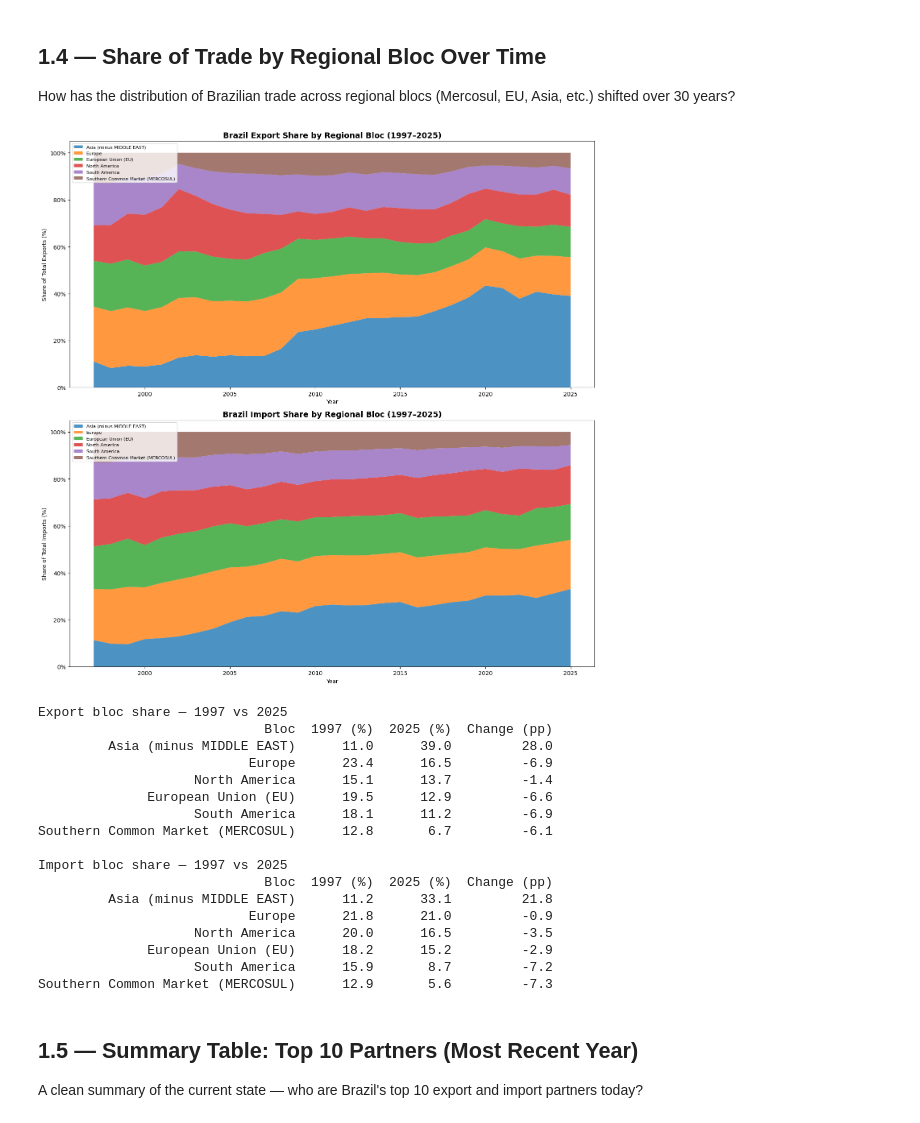
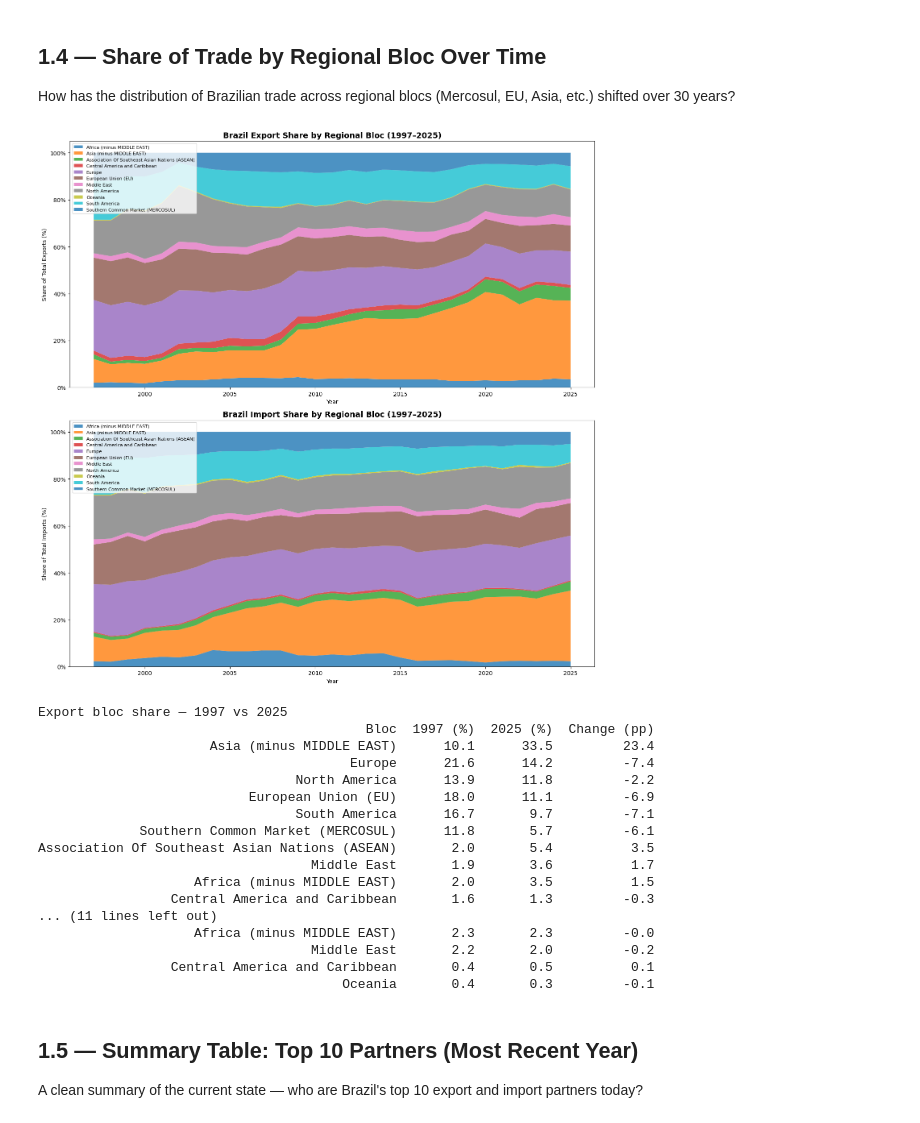
Before and after one commit to Eduardo-kohn/brazil-state-trade-analysis, a Jupyter notebook: SRC/Analysis/step1_geographic_concentration.ipynb, the cells around one changed output. Saved outputs shown, nothing was run; the diff lists cells and outputs as text; code cells hidden in the pictures.

```diff
--- a/SRC/Analysis/step1_geographic_concentration.ipynb
+++ b/SRC/Analysis/step1_geographic_concentration.ipynb
@@ -197,0 +199,39 @@ plt.show()
+# %%
+query_china_usa_imp = f"""
+    SELECT i."CO_ANO" AS year,
+           p.nome_pais_ing AS country,
+           SUM(i."VL_FOB") AS total_fob
+    FROM imp i
+    JOIN pais p ON i."CO_PAIS" = p.codigo_pais
+    WHERE p.nome_pais_ing IN ('China', 'United States')
+    AND i."CO_ANO" <= {MAX_YEAR}
+    GROUP BY i."CO_ANO", p.nome_pais_ing
+    ORDER BY i."CO_ANO"
+"""
+
+df_china_usa_imp = pd.read_sql(query_china_usa_imp, engine)
+df_china_usa_imp['total_usd_bn'] = df_china_usa_imp['total_fob'] / 1e9
+df_pivot_cu_imp = df_china_usa_imp.pivot(index='year', columns='country', values='total_usd_bn').fillna(0)
+
+fig, ax = plt.subplots(figsize=(14, 6))
+for country in df_pivot_cu_imp.columns:
+    ax.plot(df_pivot_cu_imp.index, df_pivot_cu_imp[country], label=country, linewidth=2.5)
+
+# Find and annotate the crossover year
+cols = df_pivot_cu_imp.columns.tolist()
+if len(cols) == 2:
+    crossover = df_pivot_cu_imp[df_pivot_cu_imp[cols[0]] > df_pivot_cu_imp[cols[1]]].index
+    if len(crossover) > 0:
+        xpos = crossover[0] - 0.6
+        ax.axvline(x=xpos, color='gray', linestyle='--', linewidth=1)
+        ax.text(xpos + 0.2, df_pivot_cu_imp.max().max() * 0.8,
+                f'Crossover\n{crossover[0]}', fontsize=9, color='gray')
+
+ax.set_title(f"Brazil Imports: China vs United States (1997–{MAX_YEAR})", fontsize=14, fontweight='bold')
+ax.set_xlabel("Year")
+ax.set_ylabel("Import Value (USD Billions)")
+ax.legend(fontsize=10)
+ax.yaxis.set_major_formatter(mticker.FormatStrFormatter('$%.0fbn'))
+plt.tight_layout()
+plt.savefig('output_1_3b_china_vs_usa_imports.png', dpi=150)
+plt.show()
@@ -224,7 +266,7 @@ query_blocs_imp = f"""
 df_blocs     = pd.read_sql(query_blocs, engine)
 df_blocs_imp = pd.read_sql(query_blocs_imp, engine)
 
-def build_bloc_pct(df, n=6):
+def build_bloc_pct(df, n=11):
     df['total_usd_bn'] = df['total_fob'] / 1e9
     top_blocs = (
         df.groupby('bloc')['total_fob']
@@ -271,51 +313,51 @@ summary_exp = pd.DataFrame({
     f'{end_year} (%)' : df_exp_pct.loc[end_year].round(1).values,
     'Change (pp)'     : (df_exp_pct.loc[end_year] - df_exp_pct.loc[start_year]).round(1).values
 })
 
 ## ---- IMPORTS ----
 ax2.stackplot(df_imp_pct.index, df_imp_pct.T, labels=df_imp_pct.columns, alpha=0.8)
 ax2.set_title(f"Brazil Import Share by Regional Bloc (1997–{MAX_YEAR})", fontsize=14, fontweight='bold')
 ax2.set_xlabel("Year")
 ax2.set_ylabel("Share of Total Imports (%)")
 ax2.legend(loc='upper left', fontsize=8)
 ax2.yaxis.set_major_formatter(mticker.FormatStrFormatter('%.0f%%'))
 
 ## Add 1997 and MAX_YEAR percentage summary below the import chart
 summary_imp = pd.DataFrame({
     'Bloc'            : df_imp_pct.columns,
     f'{start_year} (%)': df_imp_pct.loc[start_year].round(1).values,
     f'{end_year} (%)' : df_imp_pct.loc[end_year].round(1).values,
     'Change (pp)'     : (df_imp_pct.loc[end_year] - df_imp_pct.loc[start_year]).round(1).values
 })
 
 plt.tight_layout()
 plt.savefig('output_1_4_bloc_share.png', dpi=150)
 plt.show()
 
 ## Summary tables showing share in first and last year and the change in percentage points
 print(f"Export bloc share — {start_year} vs {end_year}")
 print(summary_exp.sort_values(f'{end_year} (%)', ascending=False).to_string(index=False))
 print(f"\nImport bloc share — {start_year} vs {end_year}")
 print(summary_imp.sort_values(f'{end_year} (%)', ascending=False).to_string(index=False))
 # %% [output]
-[figure, old version]
+[figure, new version]
 Export bloc share — 1997 vs 2025
-                             Bloc  1997 (%)  2025 (%)  Change (pp)
-         Asia (minus MIDDLE EAST)      11.0      39.0         28.0
-                           Europe      23.4      16.5         -6.9
-                    North America      15.1      13.7         -1.4
-              European Union (EU)      19.5      12.9         -6.6
-                    South America      18.1      11.2         -6.9
-Southern Common Market (MERCOSUL)      12.8       6.7         -6.1
-
-Import bloc share — 1997 vs 2025
-                             Bloc  1997 (%)  2025 (%)  Change (pp)
-         Asia (minus MIDDLE EAST)      11.2      33.1         21.8
-                           Europe      21.8      21.0         -0.9
-                    North America      20.0      16.5         -3.5
-              European Union (EU)      18.2      15.2         -2.9
-                    South America      15.9       8.7         -7.2
-Southern Common Market (MERCOSUL)      12.9       5.6         -7.3
+                                          Bloc  1997 (%)  2025 (%)  Change (pp)
+                      Asia (minus MIDDLE EAST)      10.1      33.5         23.4
+                                        Europe      21.6      14.2         -7.4
+                                 North America      13.9      11.8         -2.2
+                           European Union (EU)      18.0      11.1         -6.9
+                                 South America      16.7       9.7         -7.1
+             Southern Common Market (MERCOSUL)      11.8       5.7         -6.1
+Association Of Southeast Asian Nations (ASEAN)       2.0       5.4          3.5
+                                   Middle East       1.9       3.6          1.7
+                    Africa (minus MIDDLE EAST)       2.0       3.5          1.5
+                 Central America and Caribbean       1.6       1.3         -0.3
+... (11 lines left out)
+                    Africa (minus MIDDLE EAST)       2.3       2.3         -0.0
+                                   Middle East       2.2       2.0         -0.2
+                 Central America and Caribbean       0.4       0.5          0.1
+                                       Oceania       0.4       0.3         -0.1
 # %% [markdown]
 ## 1.5 — Summary Table: Top 10 Partners (Most Recent Year)
 A clean summary of the current state — who are Brazil's top 10 export and import partners today?
```
Also changed, not shown: parts of 3 cells of this notebook.
